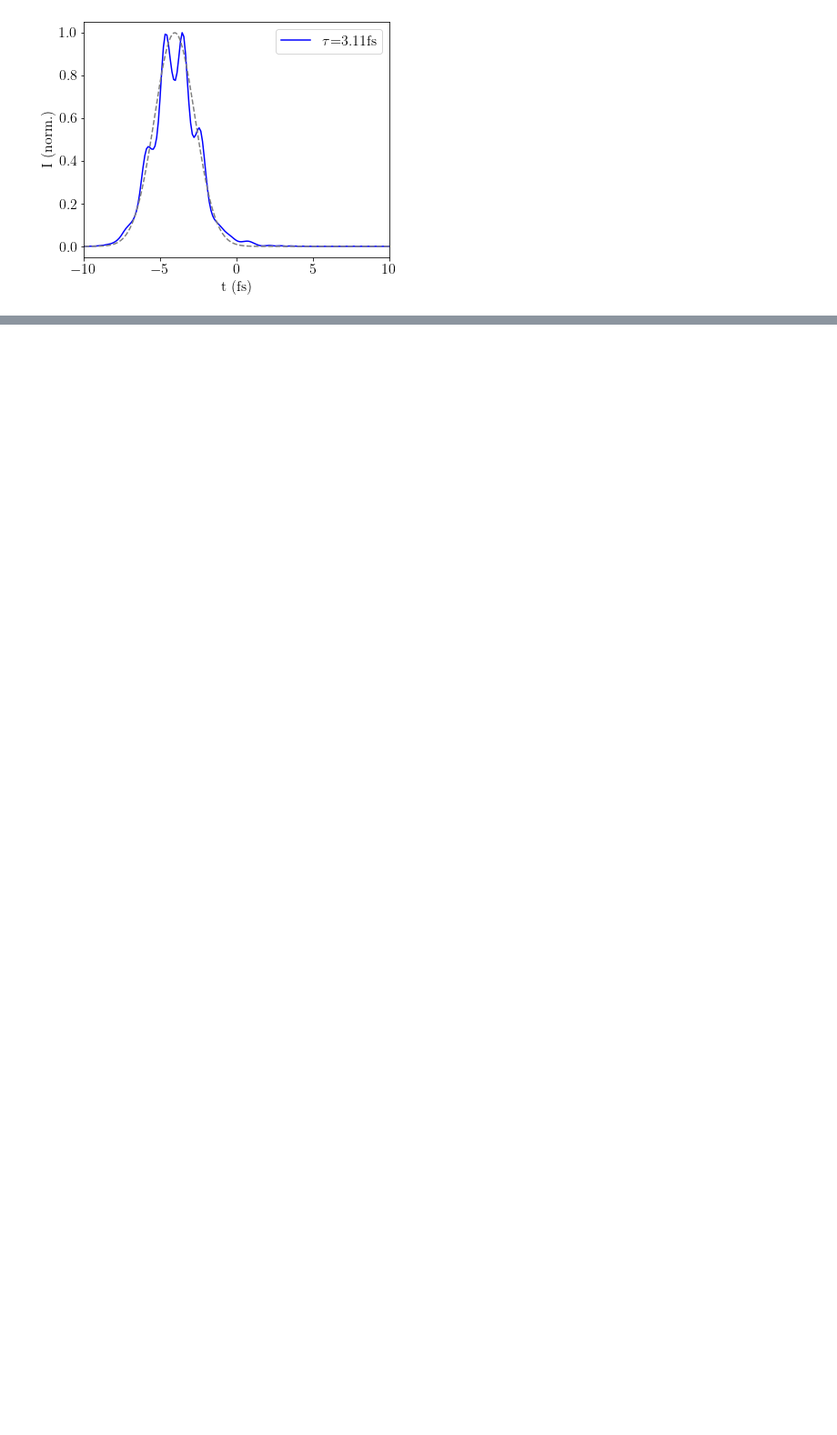
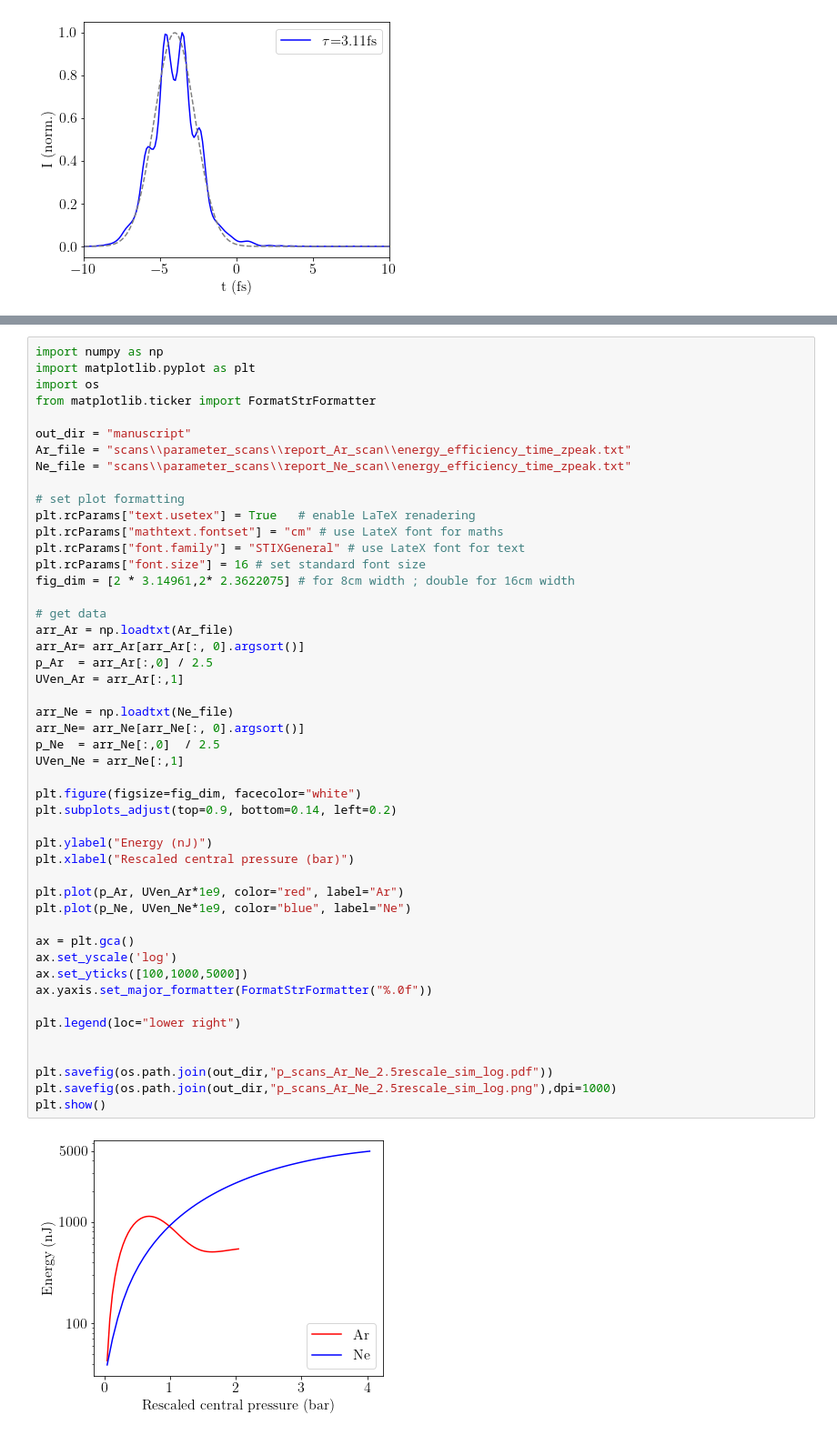
Before and after one commit to david-f-amorim/Simulating-THG-of-few-femtosecond-pulses-in-a-noble-gas-, a Jupyter notebook: various_tools.ipynb, the cells around one changed output, grey strips where cells are left out. Shown at 91% size. Drawn from its saved outputs; the diff is of its cells as text; blank space fills up the shorter version.

```diff
--- a/various_tools.ipynb
+++ b/various_tools.ipynb
@@ -369,0 +421,50 @@ plt.show()
+# %%
+import numpy as np
+import matplotlib.pyplot as plt
+import os
+from matplotlib.ticker import FormatStrFormatter
+
+out_dir = "manuscript"
+Ar_file = "scans\\parameter_scans\\report_Ar_scan\\energy_efficiency_time_zpeak.txt"
+Ne_file = "scans\\parameter_scans\\report_Ne_scan\\energy_efficiency_time_zpeak.txt"
+
+# set plot formatting
+plt.rcParams["text.usetex"] = True   # enable LaTeX renadering
+plt.rcParams["mathtext.fontset"] = "cm" # use LateX font for maths
+plt.rcParams["font.family"] = "STIXGeneral" # use LateX font for text
+plt.rcParams["font.size"] = 16 # set standard font size
+fig_dim = [2 * 3.14961,2* 2.3622075] # for 8cm width ; double for 16cm width
+
+# get data
+arr_Ar = np.loadtxt(Ar_file)
+arr_Ar= arr_Ar[arr_Ar[:, 0].argsort()]
+p_Ar  = arr_Ar[:,0] / 2.5
+UVen_Ar = arr_Ar[:,1]
+
+arr_Ne = np.loadtxt(Ne_file)
+arr_Ne= arr_Ne[arr_Ne[:, 0].argsort()]
+p_Ne  = arr_Ne[:,0]  / 2.5
+UVen_Ne = arr_Ne[:,1]
+
+plt.figure(figsize=fig_dim, facecolor="white")
+plt.subplots_adjust(top=0.9, bottom=0.14, left=0.2)
+
+plt.ylabel("Energy (nJ)")
+plt.xlabel("Rescaled central pressure (bar)")
+
+plt.plot(p_Ar, UVen_Ar*1e9, color="red", label="Ar")
+plt.plot(p_Ne, UVen_Ne*1e9, color="blue", label="Ne")
+
+ax = plt.gca()
+ax.set_yscale('log')
+ax.set_yticks([100,1000,5000])
+ax.yaxis.set_major_formatter(FormatStrFormatter("%.0f"))
+
+plt.legend(loc="lower right")
+
+
+plt.savefig(os.path.join(out_dir,"p_scans_Ar_Ne_2.5rescale_sim_log.pdf"))
+plt.savefig(os.path.join(out_dir,"p_scans_Ar_Ne_2.5rescale_sim_log.png"),dpi=1000)
+plt.show()
+# %% [output]
+[figure, added]
```
Also changed, not shown: parts of 2 cells of this notebook, 35 other files.
